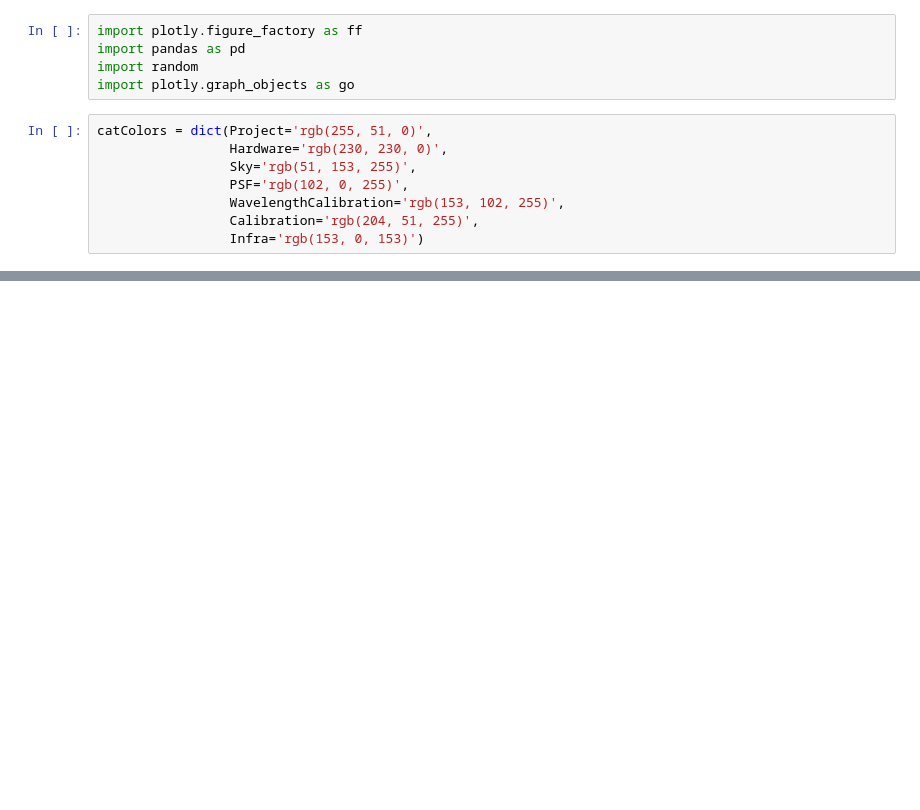
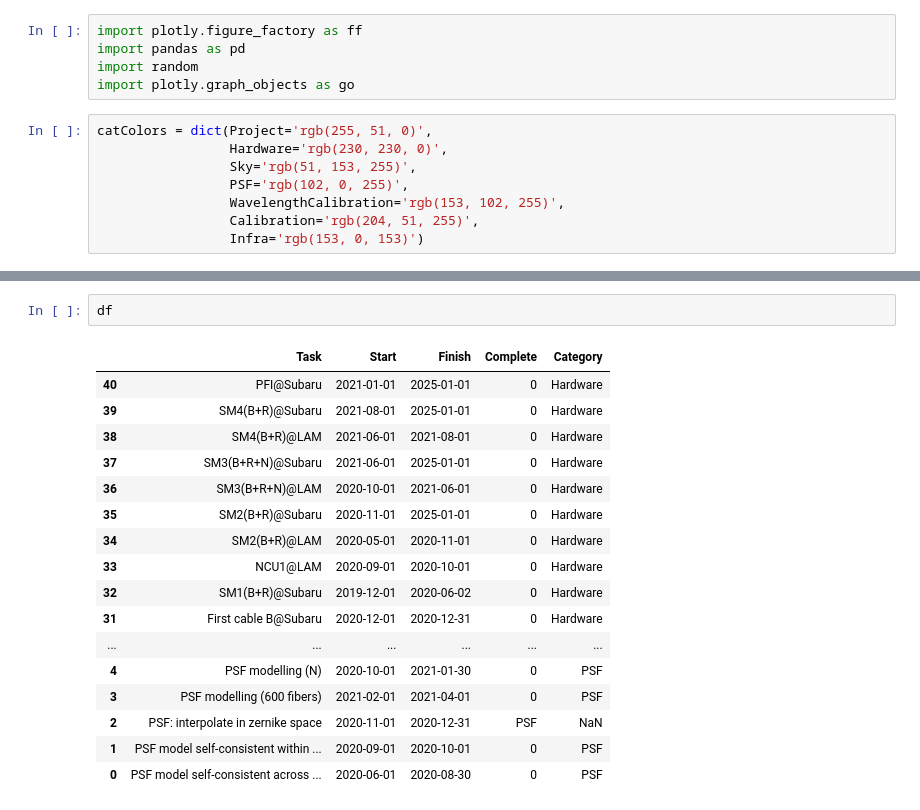
Before and after one commit to hassanxp/2DDRP-plan, a Jupyter notebook: timeline/DRP-Plan.ipynb, the cells around one changed output, grey strips where cells are left out. Saved outputs shown, nothing was run; the diff lists cells and outputs as text; blank space fills up the shorter version.

Commit message:
added nevens PSF task suggestions, other minor updates

```diff
--- a/timeline/DRP-Plan.ipynb
+++ b/timeline/DRP-Plan.ipynb
@@ -53,3 +54,23 @@ for mls_yr, mls_text in {arms_full: 'R+B+N',
 fig.show()
 # %% [output]
 [interactive output not drawn]
+# %%
+df
+# %% [output]
+|  | Task | Start | Finish | Complete | Category |
+| 40 | PFI@Subaru | 2021-01-01 | 2025-01-01 | 0 | Hardware |
+| 39 | SM4(B+R)@Subaru | 2021-08-01 | 2025-01-01 | 0 | Hardware |
+| 38 | SM4(B+R)@LAM | 2021-06-01 | 2021-08-01 | 0 | Hardware |
+| 37 | SM3(B+R+N)@Subaru | 2021-06-01 | 2025-01-01 | 0 | Hardware |
+| 36 | SM3(B+R+N)@LAM | 2020-10-01 | 2021-06-01 | 0 | Hardware |
+| 35 | SM2(B+R)@Subaru | 2020-11-01 | 2025-01-01 | 0 | Hardware |
+| 34 | SM2(B+R)@LAM | 2020-05-01 | 2020-11-01 | 0 | Hardware |
+| 33 | NCU1@LAM | 2020-09-01 | 2020-10-01 | 0 | Hardware |
+| 32 | SM1(B+R)@Subaru | 2019-12-01 | 2020-06-02 | 0 | Hardware |
+| 31 | First cable B@Subaru | 2020-12-01 | 2020-12-31 | 0 | Hardware |
+| ... | ... | ... | ... | ... | ... |
+| 4 | PSF modelling (N) | 2020-10-01 | 2021-01-30 | 0 | PSF |
+| 3 | PSF modelling (600 fibers) | 2021-02-01 | 2021-04-01 | 0 | PSF |
+| 2 | PSF: interpolate in zernike space | 2020-11-01 | 2020-12-31 | PSF | NaN |
+| 1 | PSF model self-consistent within ... | 2020-09-01 | 2020-10-01 | 0 | PSF |
+| 0 | PSF model self-consistent across ... | 2020-06-01 | 2020-08-30 | 0 | PSF |
```
Also changed, not shown: parts of 1 cell of this notebook, 2 other files.
